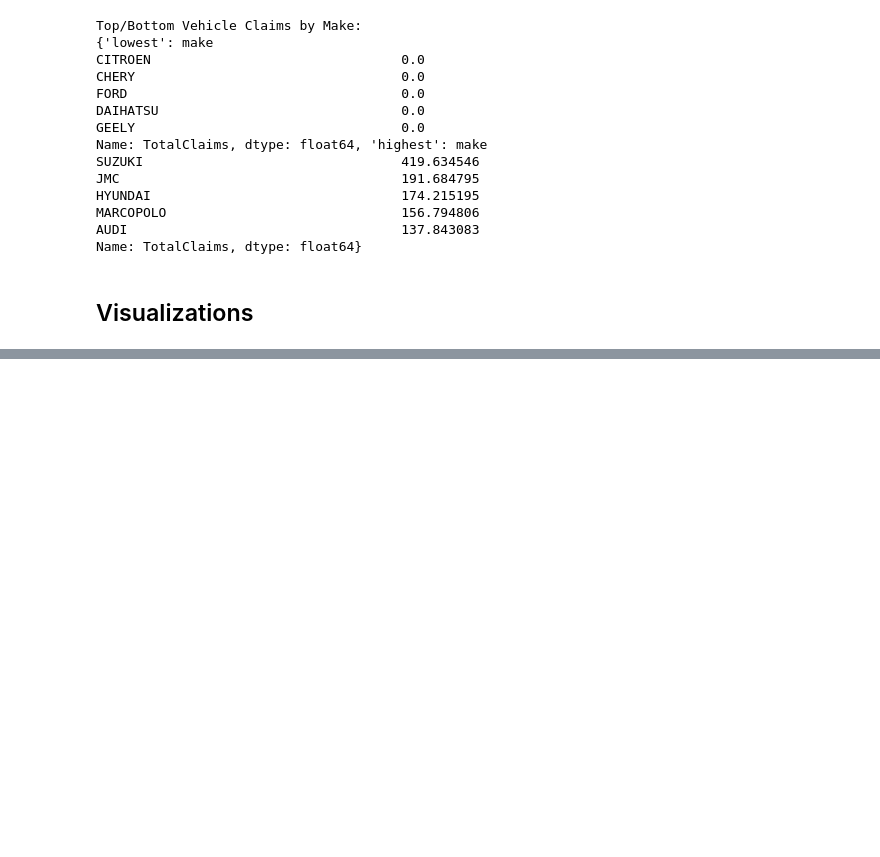
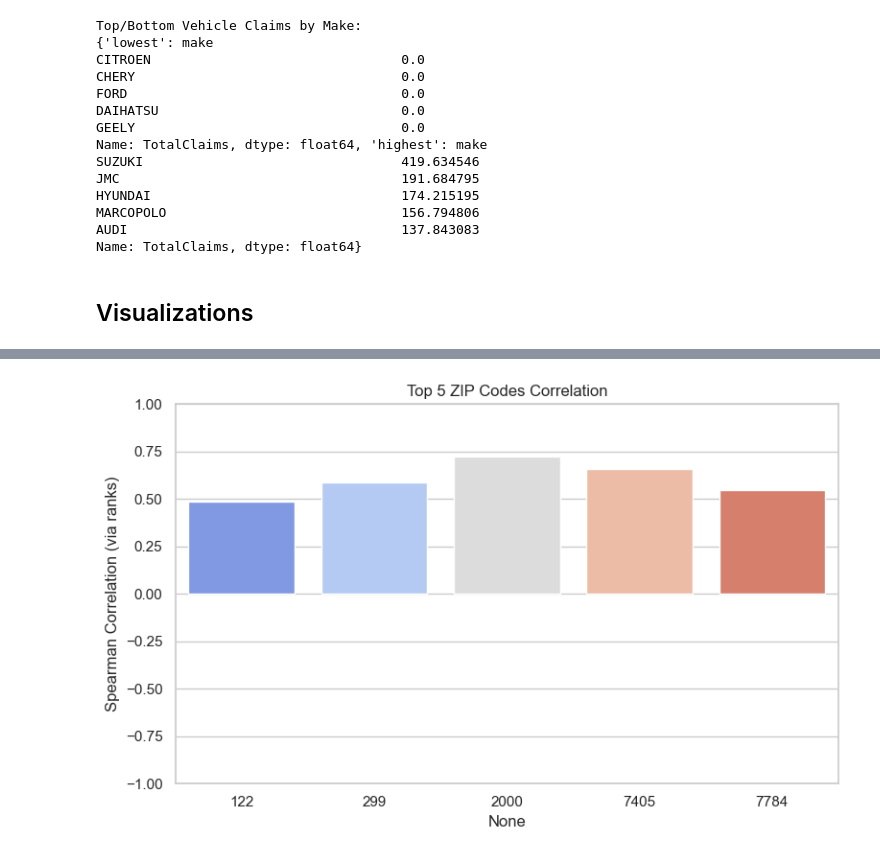
Before and after one commit to AdeyAmare/insurance_analytics, a Jupyter notebook: notebooks/eda_pipeline.ipynb, the cells around one changed output, grey strips where cells are left out. Cells and saved outputs as stored; diff of their text form; code cells hidden in the pictures; blank space fills up the shorter version.

```diff
--- a/notebooks/eda_pipeline.ipynb
+++ b/notebooks/eda_pipeline.ipynb
@@ -316,3 +328,7 @@ visualizer.plot_bivariate()
+# %%
+visualizer.plot_zipcode_correlation()
+# %% [output]
+[figure, added]
 # %%
 # Temporal trends (monthly claims/premium)
 visualizer.plot_temporal_trends()
```
Also changed, not shown: parts of 16 cells of this notebook, 1 other file.
